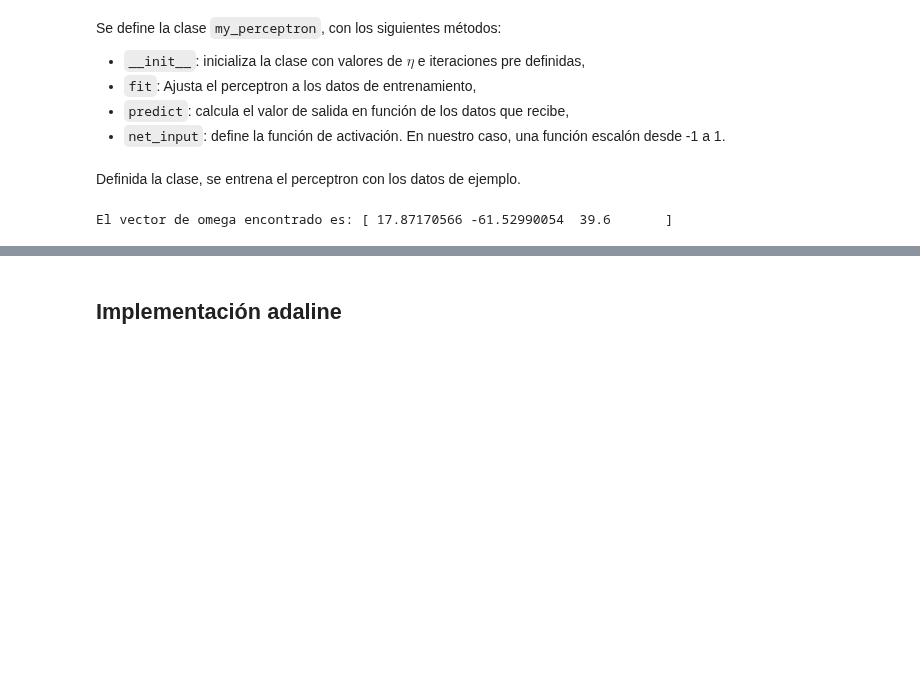
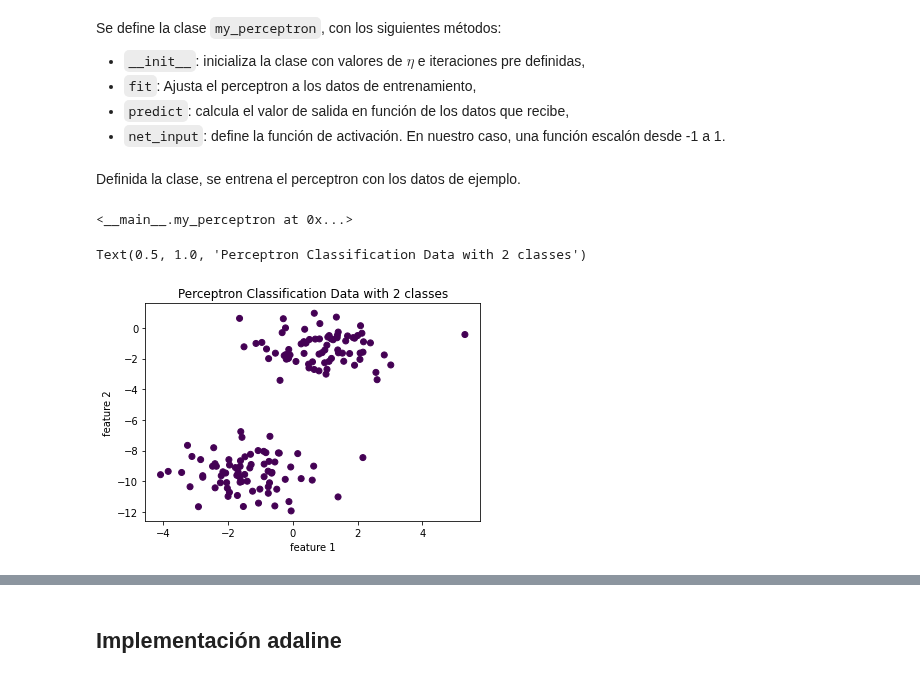
Before and after one commit to cgaravitoc/macc, a Jupyter notebook: machine learning/Taller perceptron/perceptron.ipynb, the cells around one changed output, grey strips where cells are left out. Drawn from its saved outputs; the diff is of its cells as text; code cells hidden in the pictures; blank space fills up the shorter version.

Commit message:
update notebook regresion lineal and perceptron

```diff
--- a/machine learning/Taller perceptron/perceptron.ipynb
+++ b/machine learning/Taller perceptron/perceptron.ipynb
@@ -152,7 +225,15 @@ X = np.hstack((X, ones))
 
 my_classifier = my_perceptron()
 my_classifier.fit(X,y)
-
-print(f"El vector de omega encontrado es: {my_classifier.omega}")
 # %% [output]
-El vector de omega encontrado es: [ 17.87170566 -61.52990054  39.6       ]
+<__main__.my_perceptron at 0x...>
+# %%
+# plot the perceptron classification
+y_pred = my_classifier.predict(X)
+plt.scatter(X[:, 0],X[:, 1], c = y_pred)
+plt.xlabel("feature 1")
+plt.ylabel("feature 2")
+plt.title('Perceptron Classification Data with 2 classes')
+# %% [output]
+Text(0.5, 1.0, 'Perceptron Classification Data with 2 classes')
+[figure, added]
```
Also changed, not shown: parts of 10 cells of this notebook, 1 other file.
